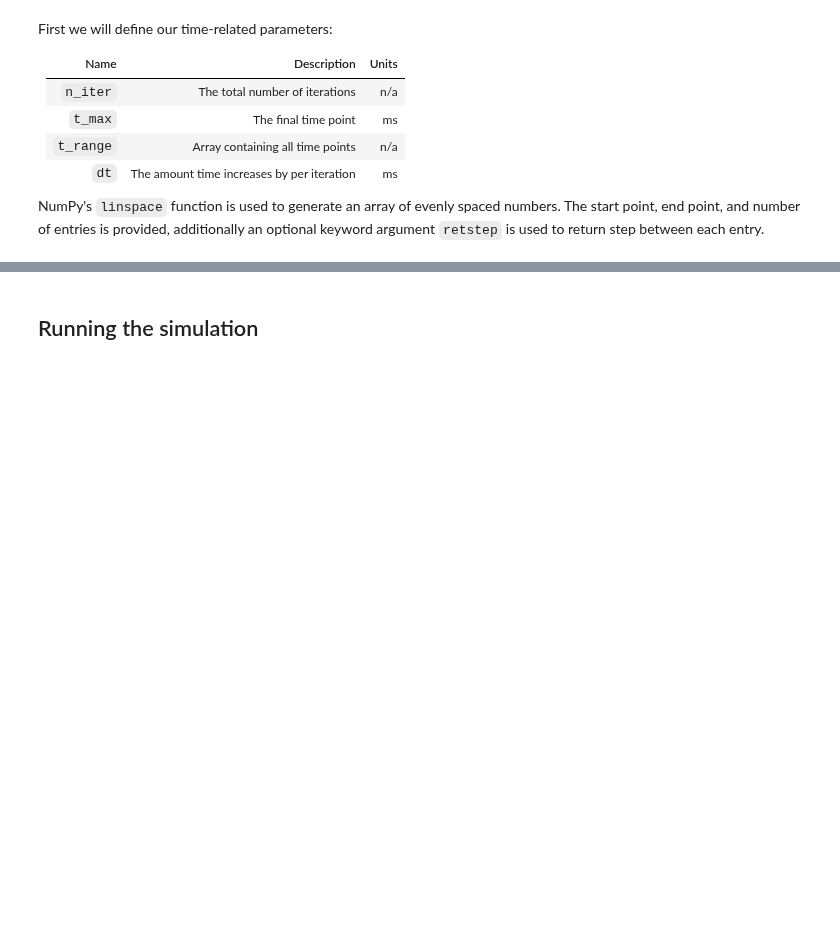
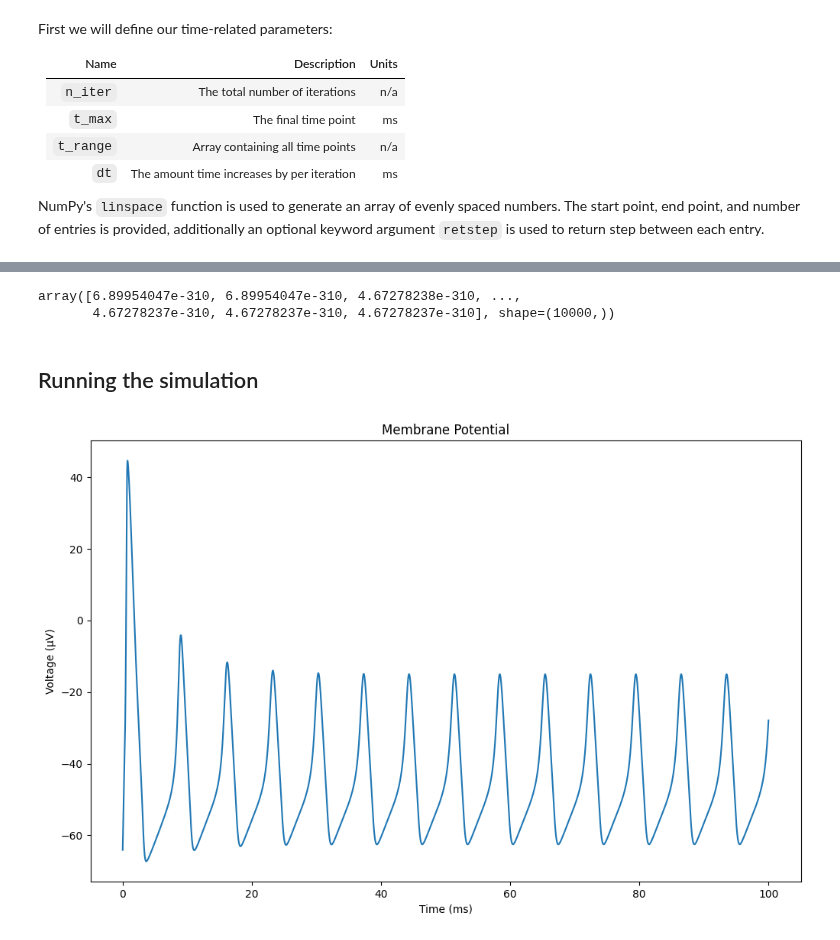
Before and after one commit to OwenJPage/Sheffield-PSY6307-Neural-Dynamics-and-Computation, a Jupyter notebook: biologically_plausible_models/hh_neuron.ipynb, the cells around one changed output, grey strips where cells are left out. Cells and saved outputs as stored; diff of their text form; code cells hidden in the pictures; blank space fills up the shorter version.

```diff
--- a/biologically_plausible_models/hh_neuron.ipynb
+++ b/biologically_plausible_models/hh_neuron.ipynb
@@ -73,9 +80,14 @@ n = 0.3177
 # %%
-na_g_hist = np.empty([1, n_iter])
-na_k_hist = np.empty([1, n_iter])
-v_hist    = np.empty([1, n_iter])
-m_hist    = np.empty([1, n_iter])
-h_hist    = np.empty([1, n_iter])
-n_hist    = np.empty([1, n_iter])
+na_g_hist = np.empty((n_iter))
+na_k_hist = np.empty((n_iter))
+v_hist    = np.empty((n_iter))
+m_hist    = np.empty((n_iter))
+h_hist    = np.empty((n_iter))
+n_hist    = np.empty((n_iter))
+
+na_g_hist
+# %% [output]
+array([6.89954047e-310, 6.89954047e-310, 4.67278238e-310, ...,
+       4.67278237e-310, 4.67278237e-310, 4.67278237e-310], shape=(10000,))
 # %% [markdown]
 ## Running the simulation
@@ -84,0 +94,47 @@ for i,t in enumerate(t_range):
+# %%
+for i, t in enumerate(t_range):
+    na_g = na_g_max * m**3 * h
+    k_g = k_g_max * n**4
+    total_g = na_g + k_g + leak_g
+
+    # vinf = ((gna*vna+gk*vk+gl*vl)+ iapp(iter))/gtot;
+    v_inf = (
+        (na_g * na_v_equib + k_g * k_v_equib + leak_g * leak_v_equib) + input_current
+    ) / total_g
+
+    tau_v = membrane_cap / total_g
+
+    v = v_inf + (v - v_inf) * np.exp(-dt / tau_v)
+
+    alpha_n = 0.01 * (v + 55) / (1 - np.exp(-(v + 55) / 10))
+    beta_n = 0.125 * np.exp(-(v + 65) / 80)
+    tau_n = 1 / (alpha_n + beta_n)
+    n_inf = alpha_n * tau_n
+    n = n_inf + (n - n_inf) * np.exp(-dt / tau_n)
+
+    alpha_m = 0.1 * (v + 40) / (1 - np.exp(-(v + 40) / 10))
+    beta_m = 4 * np.exp((-0.0556 * (v + 65)))
+    tau_m = 1 / (alpha_m + beta_m)
+    m_inf = alpha_m * tau_m
+    m = m_inf + (m - m_inf) * np.exp(-dt / tau_m)
+
+    alpha_h = 0.07 * np.exp(-0.05 * (v + 65))
+    beta_h = 1 / (1 + np.exp(-0.1 * (v + 35)))
+    tau_h = 1 / (alpha_h + beta_h)
+    h_inf = alpha_h * tau_h
+    h = h_inf + (h - h_inf) * np.exp(-dt / tau_h)
+
+    v_hist[i] = v
+    n_hist[i] = n
+    m_hist[i] = m
+    h_hist[i] = h
+# %%
+fig1 = plt.figure(figsize=(12, 7.5))
+ax1 = plt.axes()
+
+ax1.plot(t_range, v_hist)
+ax1.set_title("Membrane Potential")
+ax1.set_xlabel("Time (ms)")
+ax1.set_ylabel("Voltage (μV)");
+# %% [output]
+[figure, added]
```
Also changed, not shown: parts of 6 cells of this notebook.
